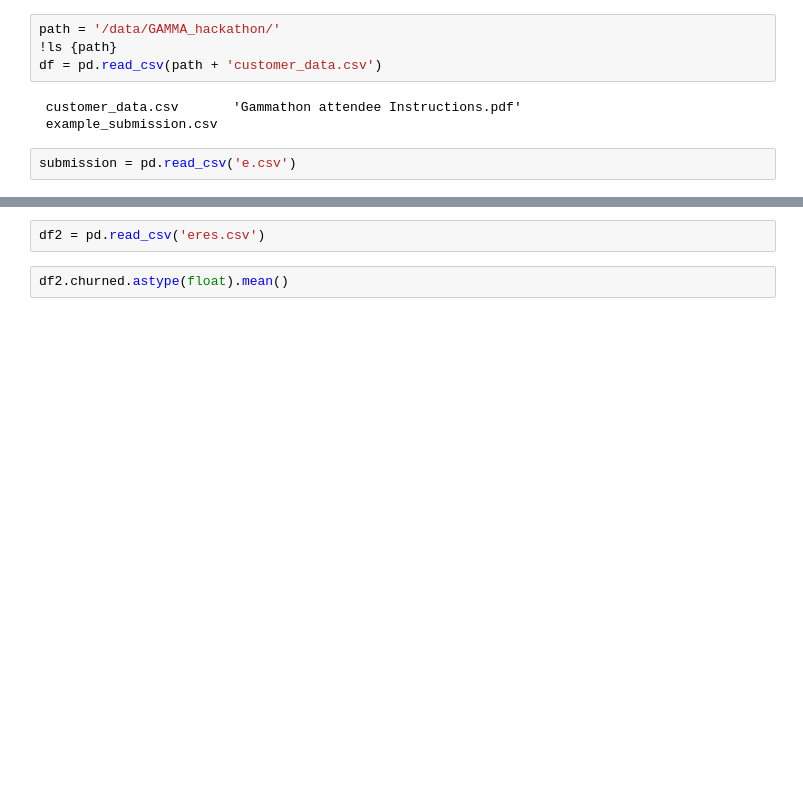
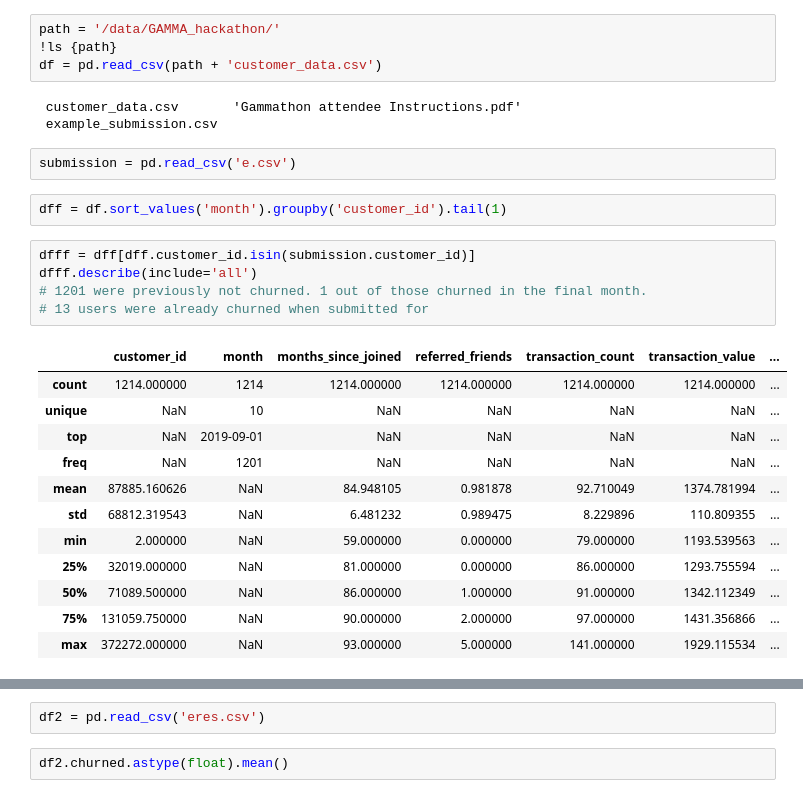
Before and after one commit to AntonOsika/BCGHack, a Jupyter notebook: train.ipynb, the cells around one changed output, grey strips where cells are left out. Saved outputs shown, nothing was run; the diff lists cells and outputs as text; blank space fills up the shorter version.

Commit message:
Update analysis as of why we didnt win. It probably wasnt from duplicate user_ids (those all gave money!)

```diff
--- a/train.ipynb
+++ b/train.ipynb
@@ -13,3 +13,23 @@ df = pd.read_csv(path + 'customer_data.csv')
  example_submission.csv
 # %%
 submission = pd.read_csv('e.csv')
+# %%
+dff = df.sort_values('month').groupby('customer_id').tail(1)
+# %%
+dfff = dff[dff.customer_id.isin(submission.customer_id)]
+dfff.describe(include='all')
+# 1201 were previously not churned. 1 out of those churned in the final month.
+# 13 users were already churned when submitted for
+# %% [output]
+|  | customer_id | month | months_since_joined | referred_friends | transaction_count | transaction_value | ... |
+| count | 1214.000000 | 1214 | 1214.000000 | 1214.000000 | 1214.000000 | 1214.000000 | ... |
+| unique | NaN | 10 | NaN | NaN | NaN | NaN | ... |
+| top | NaN | 2019-09-01 | NaN | NaN | NaN | NaN | ... |
+| freq | NaN | 1201 | NaN | NaN | NaN | NaN | ... |
+| mean | 87885.160626 | NaN | 84.948105 | 0.981878 | 92.710049 | 1374.781994 | ... |
+| std | 68812.319543 | NaN | 6.481232 | 0.989475 | 8.229896 | 110.809355 | ... |
+| min | 2.000000 | NaN | 59.000000 | 0.000000 | 79.000000 | 1193.539563 | ... |
+| 25% | 32019.000000 | NaN | 81.000000 | 0.000000 | 86.000000 | 1293.755594 | ... |
+| 50% | 71089.500000 | NaN | 86.000000 | 1.000000 | 91.000000 | 1342.112349 | ... |
+| 75% | 131059.750000 | NaN | 90.000000 | 2.000000 | 97.000000 | 1431.356866 | ... |
+| max | 372272.000000 | NaN | 93.000000 | 5.000000 | 141.000000 | 1929.115534 | ... |
```
Also changed, not shown: parts of 1 cell of this notebook.
